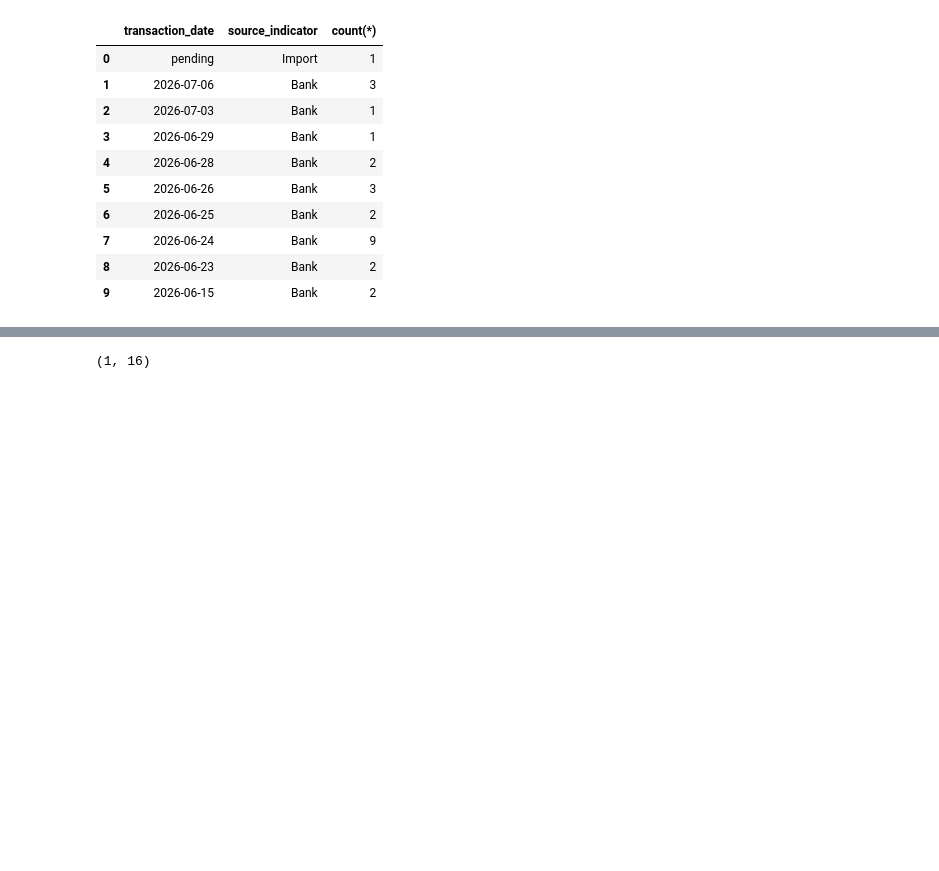
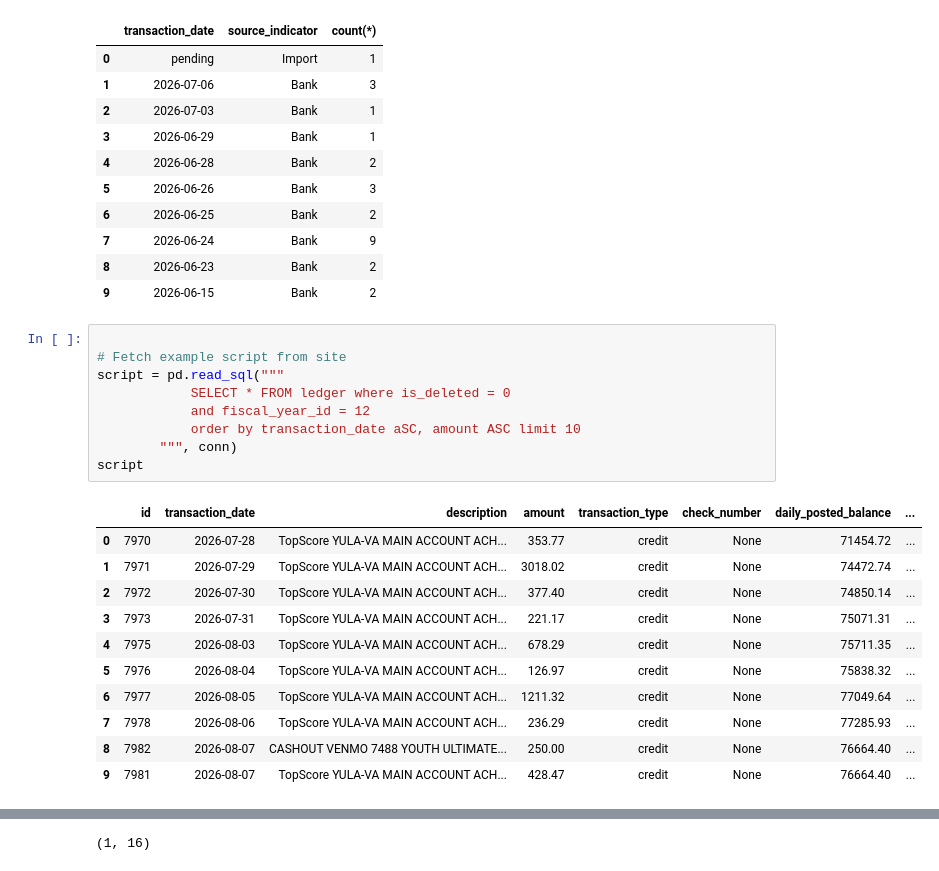
Before and after one commit to tmw4d/accounting_app, a Jupyter notebook: Data Exploration.ipynb, the cells around one changed output, grey strips where cells are left out. Drawn from its saved outputs; the diff is of its cells as text; blank space fills up the shorter version.

```diff
--- a/Data Exploration.ipynb
+++ b/Data Exploration.ipynb
@@ -64,3 +75,24 @@ script
 | 7 | 2026-06-24 | Bank | 9 |
 | 8 | 2026-06-23 | Bank | 2 |
 | 9 | 2026-06-15 | Bank | 2 |
+# %%
+
+# Fetch example script from site
+script = pd.read_sql("""
+            SELECT * FROM ledger where is_deleted = 0
+            and fiscal_year_id = 12
+            order by transaction_date aSC, amount ASC limit 10
+        """, conn)
+script
+# %% [output]
+|  | id | transaction_date | description | amount | transaction_type | check_number | daily_posted_balance | ... |
+| 0 | 7970 | 2026-07-28 | TopScore YULA-VA MAIN ACCOUNT ACH... | 353.77 | credit | None | 71454.72 | ... |
+| 1 | 7971 | 2026-07-29 | TopScore YULA-VA MAIN ACCOUNT ACH... | 3018.02 | credit | None | 74472.74 | ... |
+| 2 | 7972 | 2026-07-30 | TopScore YULA-VA MAIN ACCOUNT ACH... | 377.40 | credit | None | 74850.14 | ... |
+| 3 | 7973 | 2026-07-31 | TopScore YULA-VA MAIN ACCOUNT ACH... | 221.17 | credit | None | 75071.31 | ... |
+| 4 | 7975 | 2026-08-03 | TopScore YULA-VA MAIN ACCOUNT ACH... | 678.29 | credit | None | 75711.35 | ... |
+| 5 | 7976 | 2026-08-04 | TopScore YULA-VA MAIN ACCOUNT ACH... | 126.97 | credit | None | 75838.32 | ... |
+| 6 | 7977 | 2026-08-05 | TopScore YULA-VA MAIN ACCOUNT ACH... | 1211.32 | credit | None | 77049.64 | ... |
+| 7 | 7978 | 2026-08-06 | TopScore YULA-VA MAIN ACCOUNT ACH... | 236.29 | credit | None | 77285.93 | ... |
+| 8 | 7982 | 2026-08-07 | CASHOUT VENMO 7488 YOUTH ULTIMATE... | 250.00 | credit | None | 76664.40 | ... |
+| 9 | 7981 | 2026-08-07 | TopScore YULA-VA MAIN ACCOUNT ACH... | 428.47 | credit | None | 76664.40 | ... |
```
Also changed, not shown: parts of 6 cells of this notebook, 3 other files.
